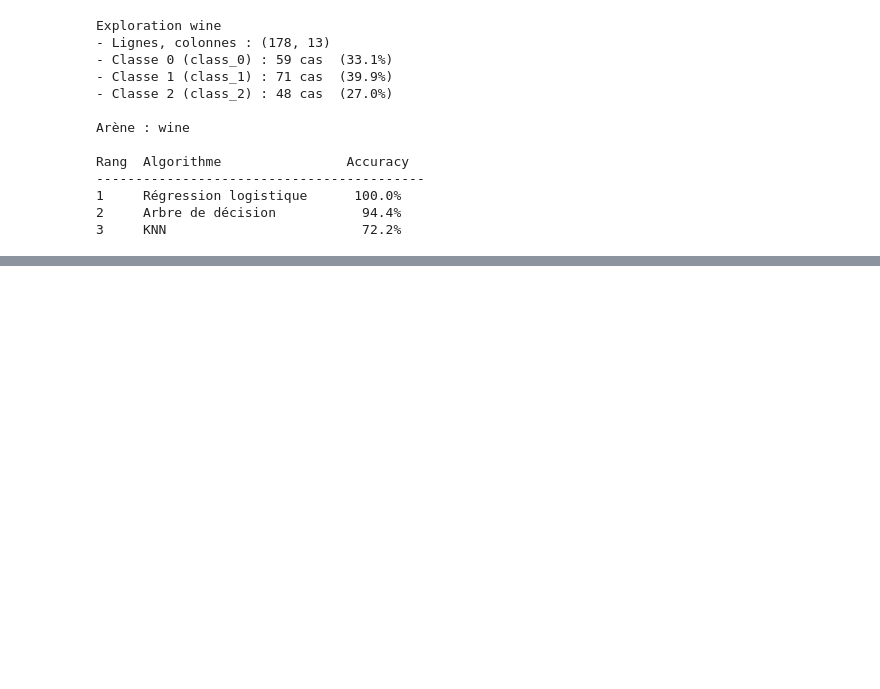
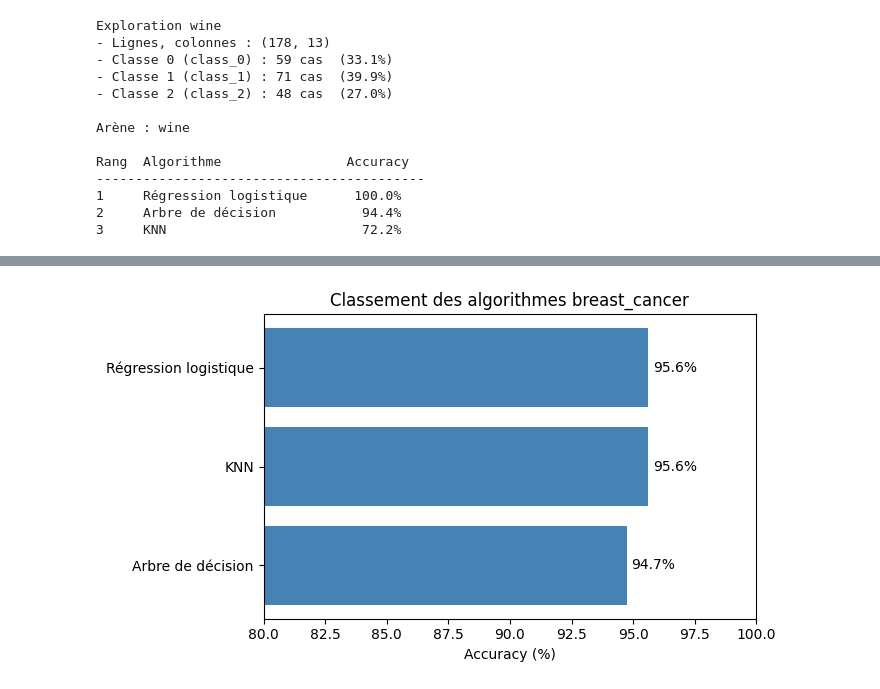
Before and after one commit to bms-awadi/arene-des-algos-Awadi_BEDJA, a Jupyter notebook: arene_algos_ml.ipynb, the cells around one changed output, grey strips where cells are left out. Drawn from its saved outputs; the diff is of its cells as text; code cells hidden in the pictures; blank space fills up the shorter version.

Commit message:
feat(phase6): visualisation barres accuracy + matrice confusion

```diff
--- a/arene_algos_ml.ipynb
+++ b/arene_algos_ml.ipynb
@@ -234,0 +239,20 @@ Rang  Algorithme                Accuracy
+# %%
+import matplotlib.pyplot as plt
+from sklearn.metrics import confusion_matrix, ConfusionMatrixDisplay
+
+# Diagramme en barres
+noms_algos = [nom for nom, _ in classement_breast]
+accuracies = [acc for _, acc in classement_breast]
+
+fig, ax = plt.subplots(figsize=(7, 4))
+bars = ax.barh(noms_algos[::-1], [a * 100 for a in accuracies[::-1]], color="steelblue")
+ax.set_xlabel("Accuracy (%)")
+ax.set_title("Classement des algorithmes breast_cancer")
+ax.set_xlim(80, 100)
+for bar, val in zip(bars, accuracies[::-1]):
+    ax.text(bar.get_width() + 0.2, bar.get_y() + bar.get_height() / 2,
+            f"{val:.1%}", va="center")
+plt.tight_layout()
+plt.show()
+# %% [output]
+[figure, added]
```
Also changed, not shown: parts of 3 cells of this notebook.
